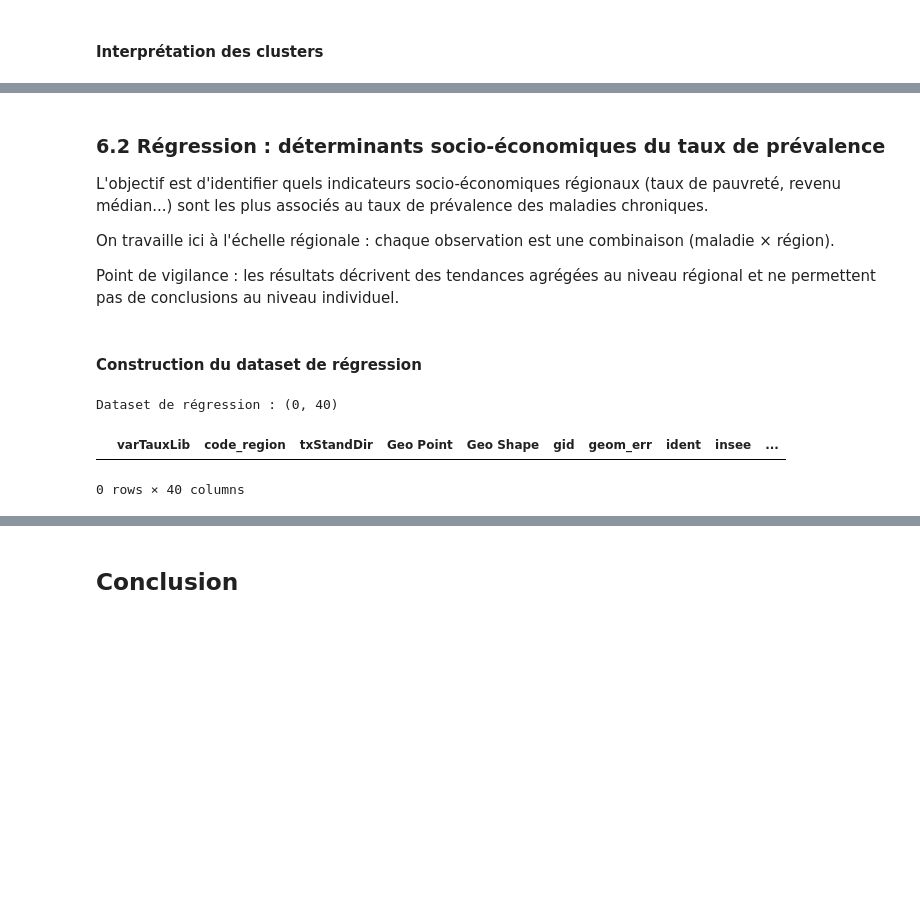
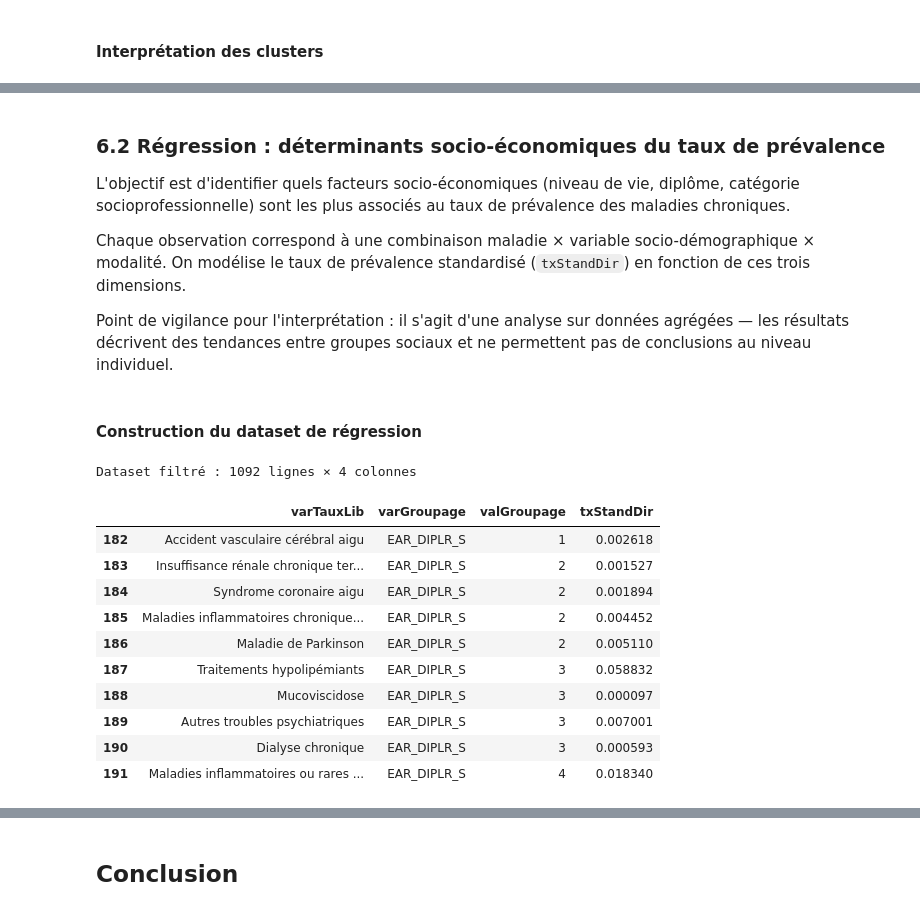
Before and after one commit to clemence-pinsard/projet_python_pour_datascience, a Jupyter notebook: main.ipynb, the cells around one changed output, grey strips where cells are left out. Saved outputs shown, nothing was run; the diff lists cells and outputs as text; code cells hidden in the pictures; blank space fills up the shorter version.

```diff
--- a/main.ipynb
+++ b/main.ipynb
@@ -1072,29 +1072,40 @@ Cluster 1 (2 maladies) :
 # %% [markdown]
 ### 6.2 Régression : déterminants socio-économiques du taux de prévalence
 
-L'objectif est d'identifier quels indicateurs socio-économiques régionaux (taux de pauvreté, revenu médian...) sont les plus associés au taux de prévalence des maladies chroniques.
+L'objectif est d'identifier quels facteurs socio-économiques (niveau de vie, diplôme, catégorie socioprofessionnelle) sont les plus associés au taux de prévalence des maladies chroniques.
 
-On travaille ici à l'échelle régionale : chaque observation est une combinaison (maladie × région).
+Chaque observation correspond à une combinaison maladie × variable socio-démographique × modalité. On modélise le taux de prévalence standardisé (`txStandDir`) en fonction de ces trois dimensions.
 
-Point de vigilance : les résultats décrivent des tendances agrégées au niveau régional et ne permettent pas de conclusions au niveau individuel.
+Point de vigilance pour l'interprétation : il s'agit d'une analyse sur données agrégées — les résultats décrivent des tendances entre groupes sociaux et ne permettent pas de conclusions au niveau individuel.
 # %% [markdown]
 #### Construction du dataset de régression
 # %%
-# Taux de prévalence par région et par maladie (vue nationale, sans partition)
+# Variables socio-démographiques à inclure dans le modèle
+VARS_SOCIO = [
+    'FISC_NIVVIEM_E2015_S_moy_10',  # décile de revenu
+    'EAR_DIPLR_S',                   # diplôme
+    'EAR_GS_S'                       # groupe socioprofessionnel
+]
+
+# Filtrage sur les trois ventilations, en prévalence, sans partition
 df_reg = df[
-    (df['varGroupage'] == 'FISC_REG_S') &
+    (df['varGroupage'].isin(VARS_SOCIO)) &
     (df['type'] == 'prevalence') &
     (df['varPartition'].isna())
-][['varTauxLib', 'valGroupage', 'txStandDir']].dropna()
+][['varTauxLib', 'varGroupage', 'valGroupage', 'txStandDir']].dropna()
 
-df_reg = df_reg.rename(columns={'valGroupage': 'code_region'})
-
-# Jointure avec les indicateurs INSEE
-df_model = df_reg.merge(df_insee, left_on='code_region', right_on='insee', how='inner')
-
-print(f"Dataset de régression : {df_model.shape}")
-df_model.head()
+print(f"Dataset filtré : {df_reg.shape[0]} lignes × {df_reg.shape[1]} colonnes")
+df_reg.head(10)
 # %% [output]
-Dataset de régression : (0, 40)
+Dataset filtré : 1092 lignes × 4 colonnes
-|  | varTauxLib | code_region | txStandDir | Geo Point | Geo Shape | gid | geom_err | ident | insee | ... |
+|  | varTauxLib | varGroupage | valGroupage | txStandDir |
+| 182 | Accident vasculaire cérébral aigu | EAR_DIPLR_S | 1 | 0.002618 |
+| 183 | Insuffisance rénale chronique ter... | EAR_DIPLR_S | 2 | 0.001527 |
+| 184 | Syndrome coronaire aigu | EAR_DIPLR_S | 2 | 0.001894 |
+| 185 | Maladies inflammatoires chronique... | EAR_DIPLR_S | 2 | 0.004452 |
+| 186 | Maladie de Parkinson | EAR_DIPLR_S | 2 | 0.005110 |
+| 187 | Traitements hypolipémiants | EAR_DIPLR_S | 3 | 0.058832 |
+| 188 | Mucoviscidose | EAR_DIPLR_S | 3 | 0.000097 |
+| 189 | Autres troubles psychiatriques | EAR_DIPLR_S | 3 | 0.007001 |
+| 190 | Dialyse chronique | EAR_DIPLR_S | 3 | 0.000593 |
+| 191 | Maladies inflammatoires ou rares ... | EAR_DIPLR_S | 4 | 0.018340 |
-0 rows × 40 columns
```
Also changed, not shown: parts of 20 cells of this notebook, 1 other file.
